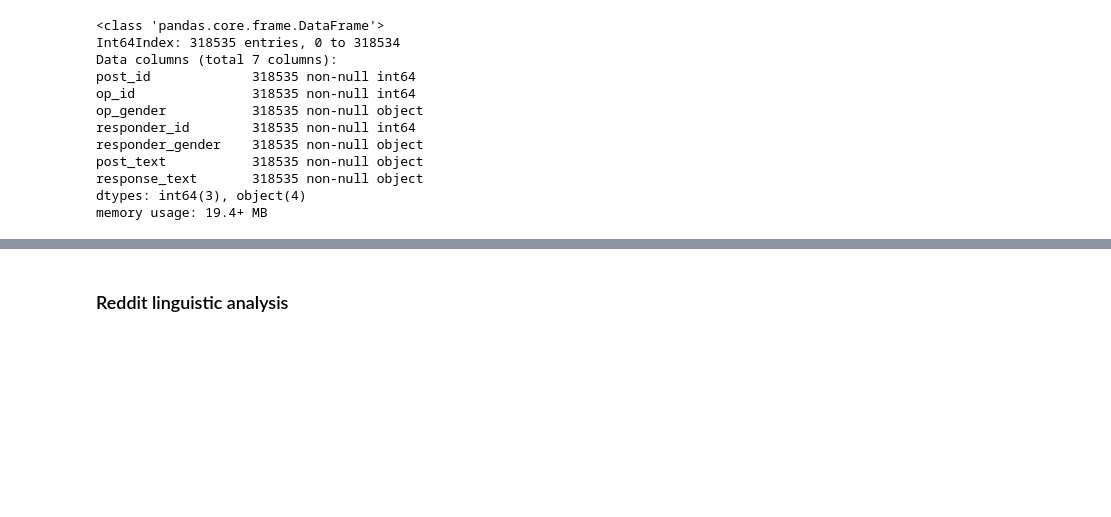
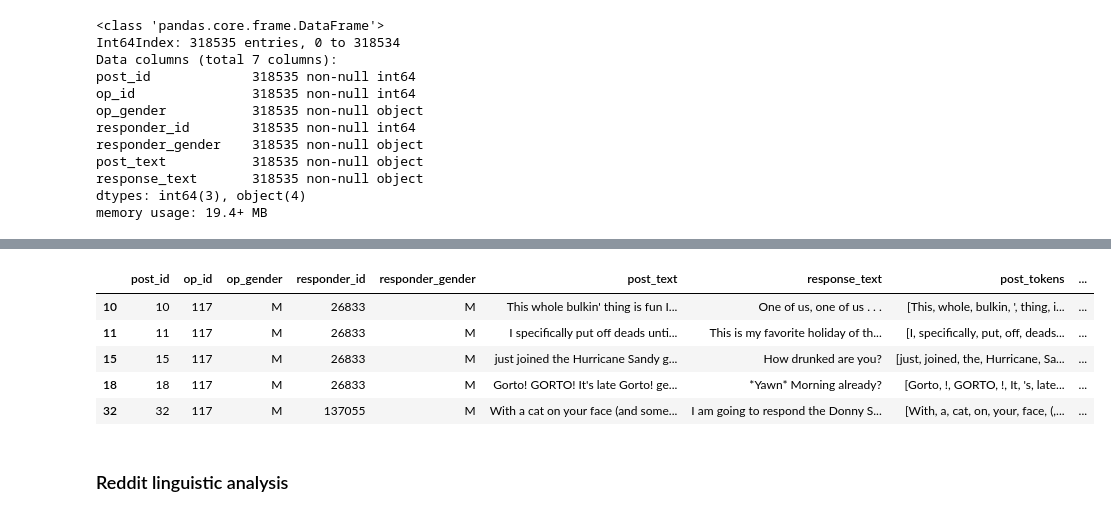
Before and after one commit to Data-Science-for-Linguists-2019/Gendered-Interaction-Online, a Jupyter notebook: exploratory_data_analysis/main_analysis.ipynb, the cells around one changed output, grey strips where cells are left out. Drawn from its saved outputs; the diff is of its cells as text; code cells hidden in the pictures; blank space fills up the shorter version.

```diff
--- a/exploratory_data_analysis/main_analysis.ipynb
+++ b/exploratory_data_analysis/main_analysis.ipynb
@@ -496,3 +538,24 @@ fitocracy_sample.head()
+# %%
+# getting sentence lengths
+post_sent_count = fitocracy_sample.post_text.map(lambda x: len(nltk.sent_tokenize(x)))
+response_sent_count = fitocracy_sample.response_text.map(lambda x: len(nltk.sent_tokenize(x)))
+# %%
+# find average sentence length
+post_avg_sent_length = fitocracy_sample.post_length / post_sent_count
+response_avg_sent_length = fitocracy_sample.response_length / response_sent_count
+# %%
+# make new columns
+fitocracy_sample['post_avg_slen'] = post_avg_sent_length
+fitocracy_sample['response_avg_slen'] = response_avg_sent_length
+
+fitocracy_sample.head()
+# %% [output]
+|  | post_id | op_id | op_gender | responder_id | responder_gender | post_text | response_text | post_tokens | ... |
+| 10 | 10 | 117 | M | 26833 | M | This whole bulkin' thing is fun I... | One of us, one of us . . . | [This, whole, bulkin, ', thing, i... | ... |
+| 11 | 11 | 117 | M | 26833 | M | I specifically put off deads unti... | This is my favorite holiday of th... | [I, specifically, put, off, deads... | ... |
+| 15 | 15 | 117 | M | 26833 | M | just joined the Hurricane Sandy g... | How drunked are you? | [just, joined, the, Hurricane, Sa... | ... |
+| 18 | 18 | 117 | M | 26833 | M | Gorto! GORTO! It's late Gorto! ge... | *Yawn* Morning already? | [Gorto, !, GORTO, !, It, 's, late... | ... |
+| 32 | 32 | 117 | M | 137055 | M | With a cat on your face (and some... | I am going to respond the Donny S... | [With, a, cat, on, your, face, (,... | ... |
 # %% [markdown]
 ### Reddit linguistic analysis
 # %%
```
Also changed, not shown: parts of 21 cells of this notebook.
